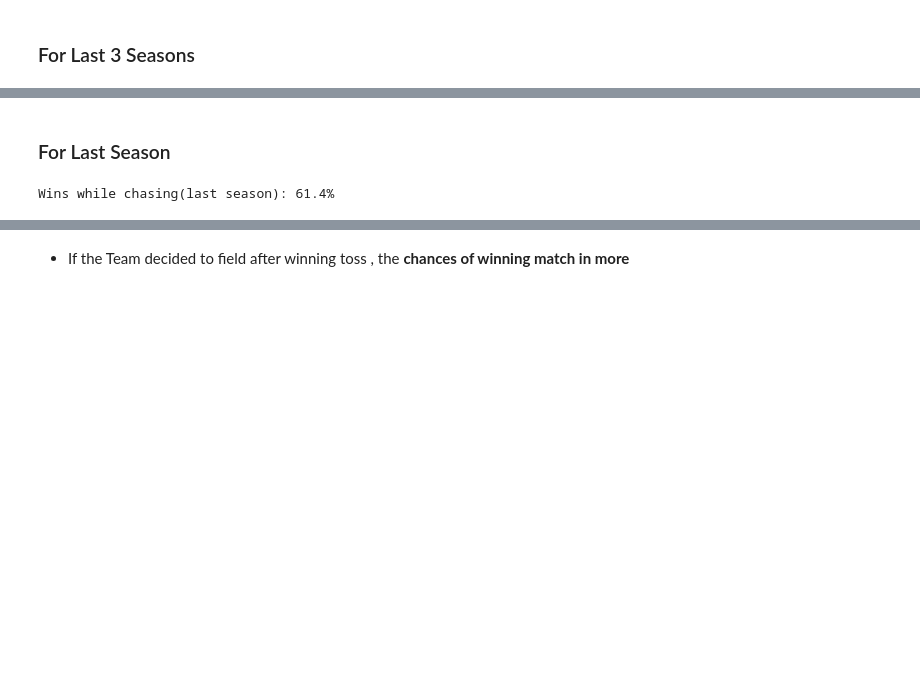
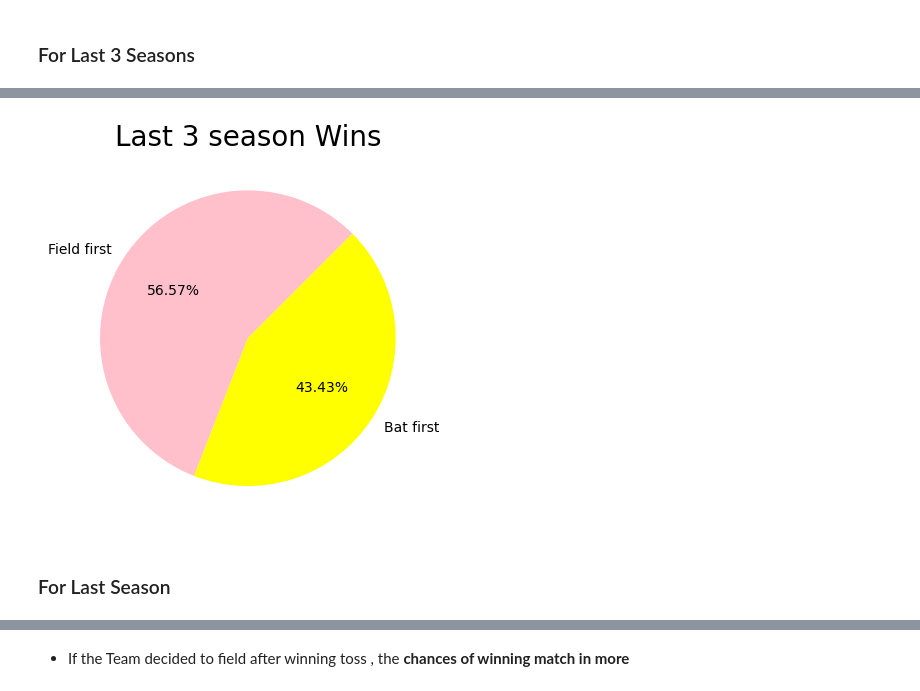
Before and after one commit to VIDIT-9/Sparks-foundation-internship, a Jupyter notebook: EDA on IPL-Dataset (Task-5).ipynb, the cells around one changed output, grey strips where cells are left out. Cells and saved outputs as stored; diff of their text form; code cells hidden in the pictures; blank space fills up the shorter version.

```diff
--- a/EDA on IPL-Dataset (Task-5).ipynb
+++ b/EDA on IPL-Dataset (Task-5).ipynb
@@ -232,8 +232,16 @@ Wins while chasing(last season): 56.57%
+# %%
+matches_last3 = matches_df[matches_df['season']>2016]
+normal_wins_last3 = matches_last3[matches_last3['result']=='normal']
+normal_wins_last3['win_while_chasing']=np.where(normal_wins_last3['win_by_runs']>0,'Bat first','Field first')
+# %%
+win=normal_wins_last3.win_while_chasing.value_counts()
+labels=win.index
+values = win.values
+
+plt.pie(values, labels=labels, autopct='%1.2f%%',startangle=45,colors=['pink','yellow'])
+plt.title('Last 3 season Wins',fontsize=20)
+plt.show()
+# %% [output]
+[figure, added]
 # %% [markdown]
 ### For Last Season
-# %%
-chase_wins_2019 = matches_2019[( matches_2019['win_by_wickets']>0) & (matches_2019['result']=='normal') ].shape[0]
-total_matches_2019 = matches_2019[ (matches_2019['result']=='normal') ].shape[0]
-print('Wins while chasing(last season): {}%'.format( np.round(chase_wins_2019/total_matches_2019*100,2)) )
-# %% [output]
-Wins while chasing(last season): 61.4%
```
Also changed, not shown: parts of 17 cells of this notebook.
